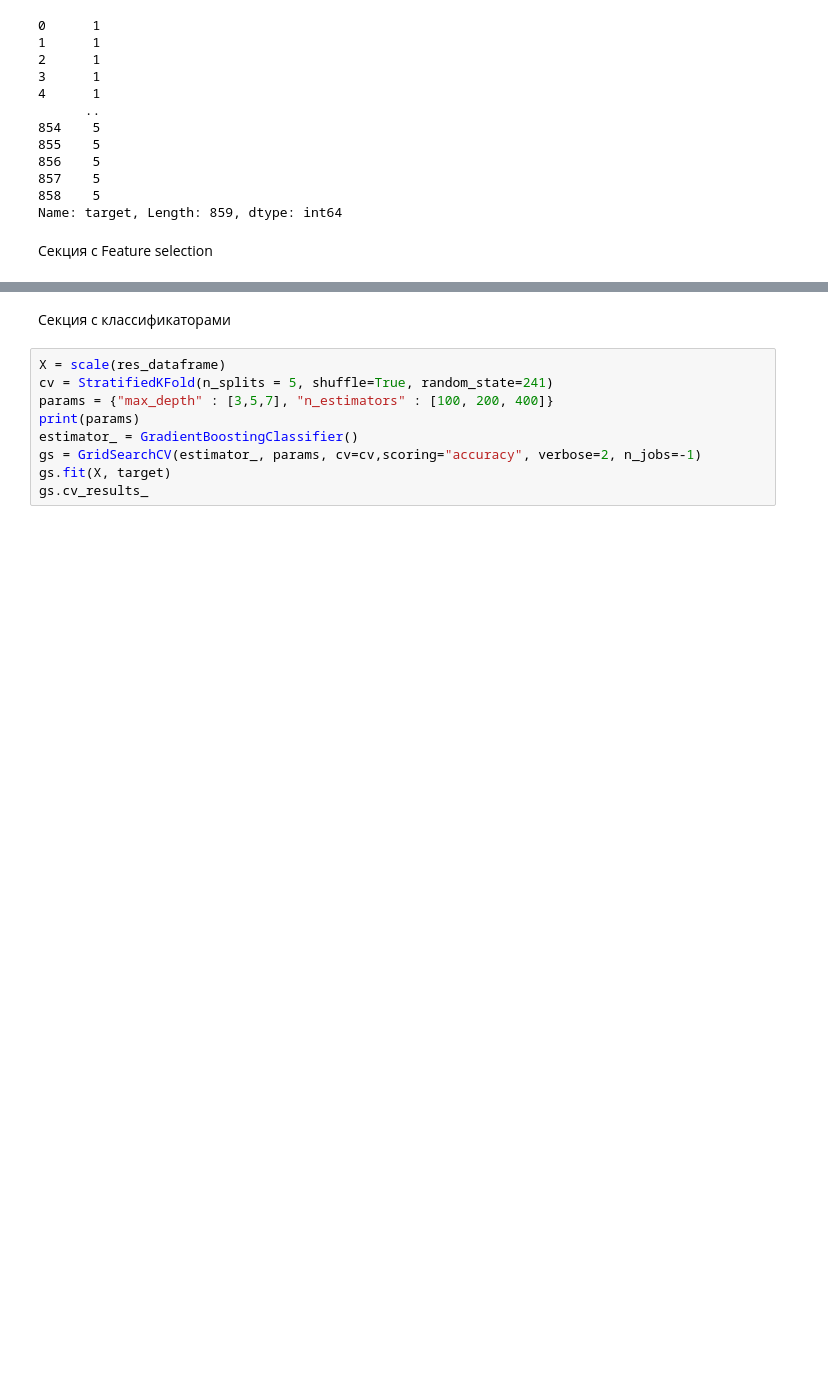
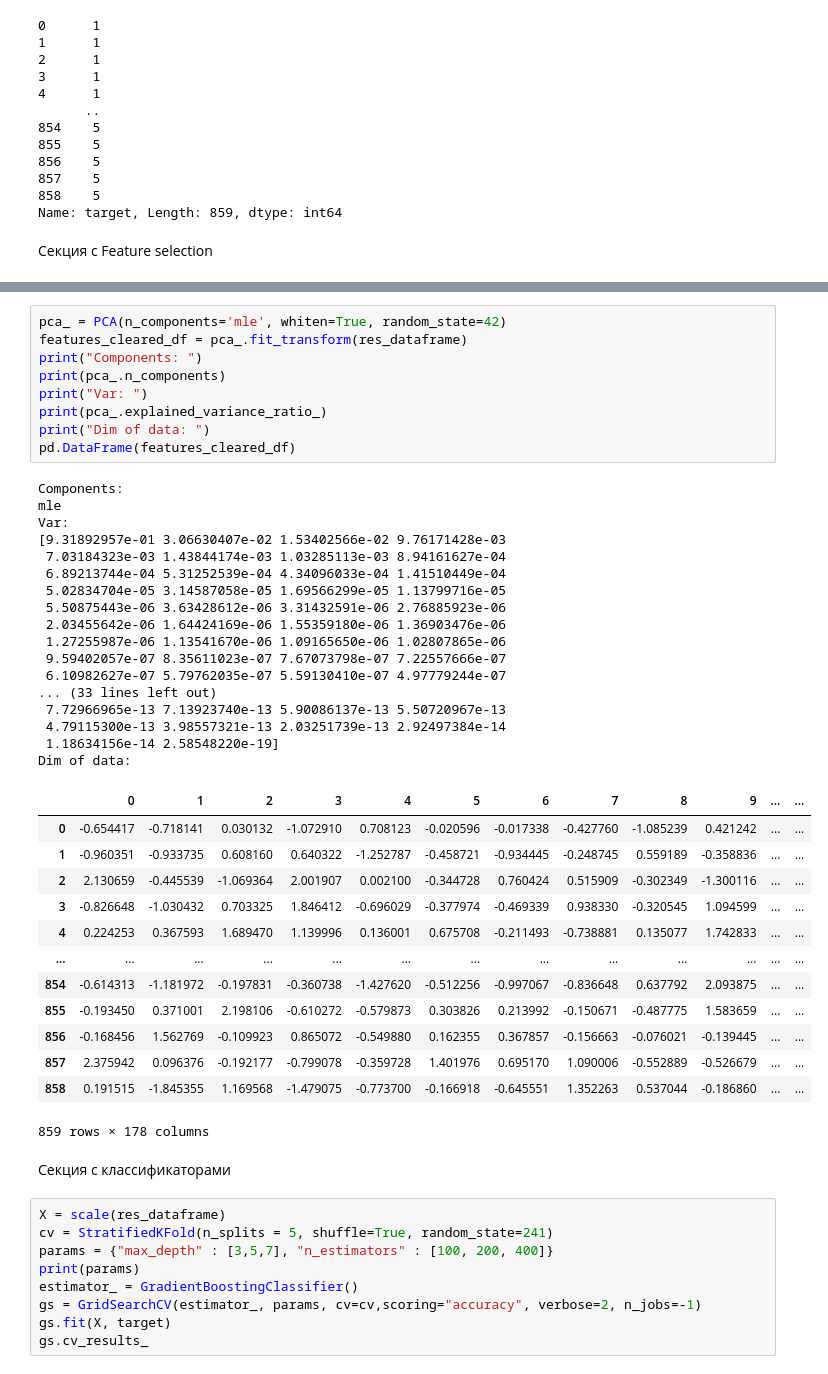
Before and after one commit to yummyKnight/ser_university_challenge, a Jupyter notebook: notebooks/mmfc.ipynb, the cells around one changed output, grey strips where cells are left out. Cells and saved outputs as stored; diff of their text form; blank space fills up the shorter version.

```diff
--- a/notebooks/mmfc.ipynb
+++ b/notebooks/mmfc.ipynb
@@ -316,3 +303,43 @@ pd.DataFrame(features_cleared_df)
+# %%
+pca_ = PCA(n_components='mle', whiten=True, random_state=42)
+features_cleared_df = pca_.fit_transform(res_dataframe)
+print("Components: ")
+print(pca_.n_components)
+print("Var: ")
+print(pca_.explained_variance_ratio_)
+print("Dim of data: ")
+pd.DataFrame(features_cleared_df)
+# %% [output]
+Components:
+mle
+Var:
+[9.31892957e-01 3.06630407e-02 1.53402566e-02 9.76171428e-03
+ 7.03184323e-03 1.43844174e-03 1.03285113e-03 8.94161627e-04
+ 6.89213744e-04 5.31252539e-04 4.34096033e-04 1.41510449e-04
+ 5.02834704e-05 3.14587058e-05 1.69566299e-05 1.13799716e-05
+ 5.50875443e-06 3.63428612e-06 3.31432591e-06 2.76885923e-06
+ 2.03455642e-06 1.64424169e-06 1.55359180e-06 1.36903476e-06
+ 1.27255987e-06 1.13541670e-06 1.09165650e-06 1.02807865e-06
+ 9.59402057e-07 8.35611023e-07 7.67073798e-07 7.22557666e-07
+ 6.10982627e-07 5.79762035e-07 5.59130410e-07 4.97779244e-07
+... (33 lines left out)
+ 7.72966965e-13 7.13923740e-13 5.90086137e-13 5.50720967e-13
+ 4.79115300e-13 3.98557321e-13 2.03251739e-13 2.92497384e-14
+ 1.18634156e-14 2.58548220e-19]
+Dim of data:
+|  | 0 | 1 | 2 | 3 | 4 | 5 | 6 | 7 | 8 | 9 | ... | ... |
+| 0 | -0.654417 | -0.718141 | 0.030132 | -1.072910 | 0.708123 | -0.020596 | -0.017338 | -0.427760 | -1.085239 | 0.421242 | ... | ... |
+| 1 | -0.960351 | -0.933735 | 0.608160 | 0.640322 | -1.252787 | -0.458721 | -0.934445 | -0.248745 | 0.559189 | -0.358836 | ... | ... |
+| 2 | 2.130659 | -0.445539 | -1.069364 | 2.001907 | 0.002100 | -0.344728 | 0.760424 | 0.515909 | -0.302349 | -1.300116 | ... | ... |
+| 3 | -0.826648 | -1.030432 | 0.703325 | 1.846412 | -0.696029 | -0.377974 | -0.469339 | 0.938330 | -0.320545 | 1.094599 | ... | ... |
+| 4 | 0.224253 | 0.367593 | 1.689470 | 1.139996 | 0.136001 | 0.675708 | -0.211493 | -0.738881 | 0.135077 | 1.742833 | ... | ... |
+| ... | ... | ... | ... | ... | ... | ... | ... | ... | ... | ... | ... | ... |
+| 854 | -0.614313 | -1.181972 | -0.197831 | -0.360738 | -1.427620 | -0.512256 | -0.997067 | -0.836648 | 0.637792 | 2.093875 | ... | ... |
+| 855 | -0.193450 | 0.371001 | 2.198106 | -0.610272 | -0.579873 | 0.303826 | 0.213992 | -0.150671 | -0.487775 | 1.583659 | ... | ... |
+| 856 | -0.168456 | 1.562769 | -0.109923 | 0.865072 | -0.549880 | 0.162355 | 0.367857 | -0.156663 | -0.076021 | -0.139445 | ... | ... |
+| 857 | 2.375942 | 0.096376 | -0.192177 | -0.799078 | -0.359728 | 1.401976 | 0.695170 | 1.090006 | -0.552889 | -0.526679 | ... | ... |
+| 858 | 0.191515 | -1.845355 | 1.169568 | -1.479075 | -0.773700 | -0.166918 | -0.645551 | 1.352263 | 0.537044 | -0.186860 | ... | ... |
+859 rows × 178 columns
 # %% [markdown]
 Секция с классификаторами
 # %%
```
Also changed, not shown: parts of 12 cells of this notebook.
